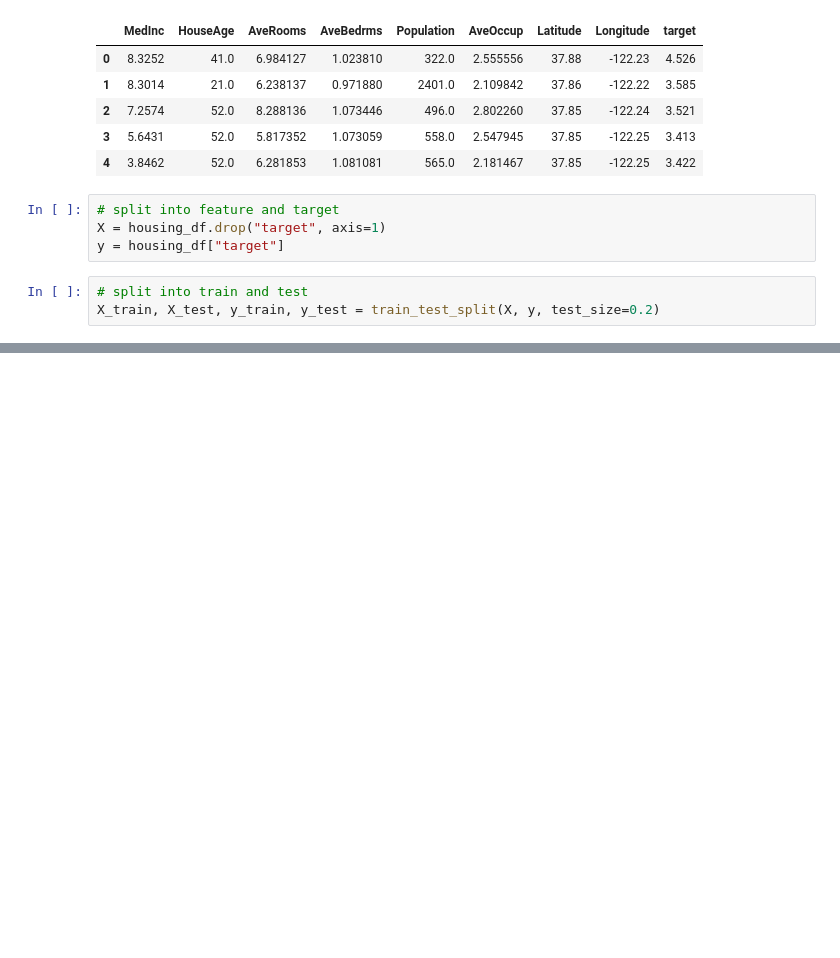
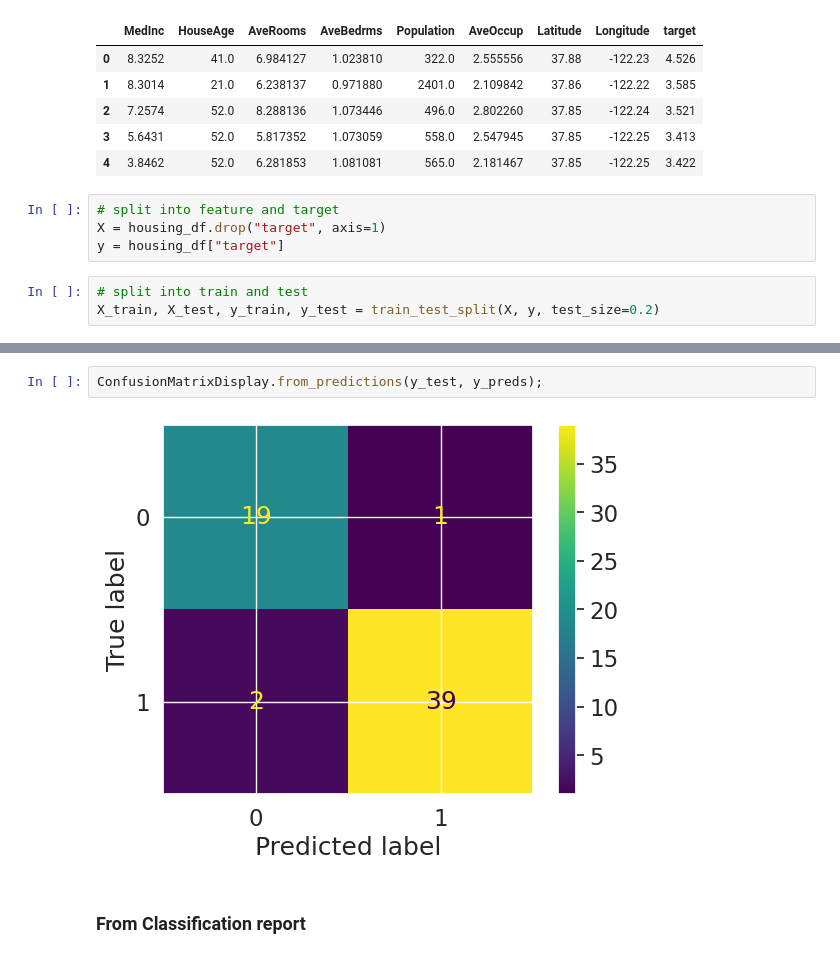
Before and after one commit to codekalimi/google-colab, a Jupyter notebook: evaluating-a-model-techniques.ipynb, the cells around one changed output, grey strips where cells are left out. Drawn from its saved outputs; the diff is of its cells as text; blank space fills up the shorter version.

```diff
--- a/evaluating-a-model-techniques.ipynb
+++ b/evaluating-a-model-techniques.ipynb
@@ -148,0 +290,6 @@ rfr.score(X_test,y_test)
+# %%
+ConfusionMatrixDisplay.from_predictions(y_test, y_preds);
+# %% [output]
+[figure, added]
+# %% [markdown]
+### From Classification report
```
Also changed, not shown: parts of 57 cells of this notebook.
